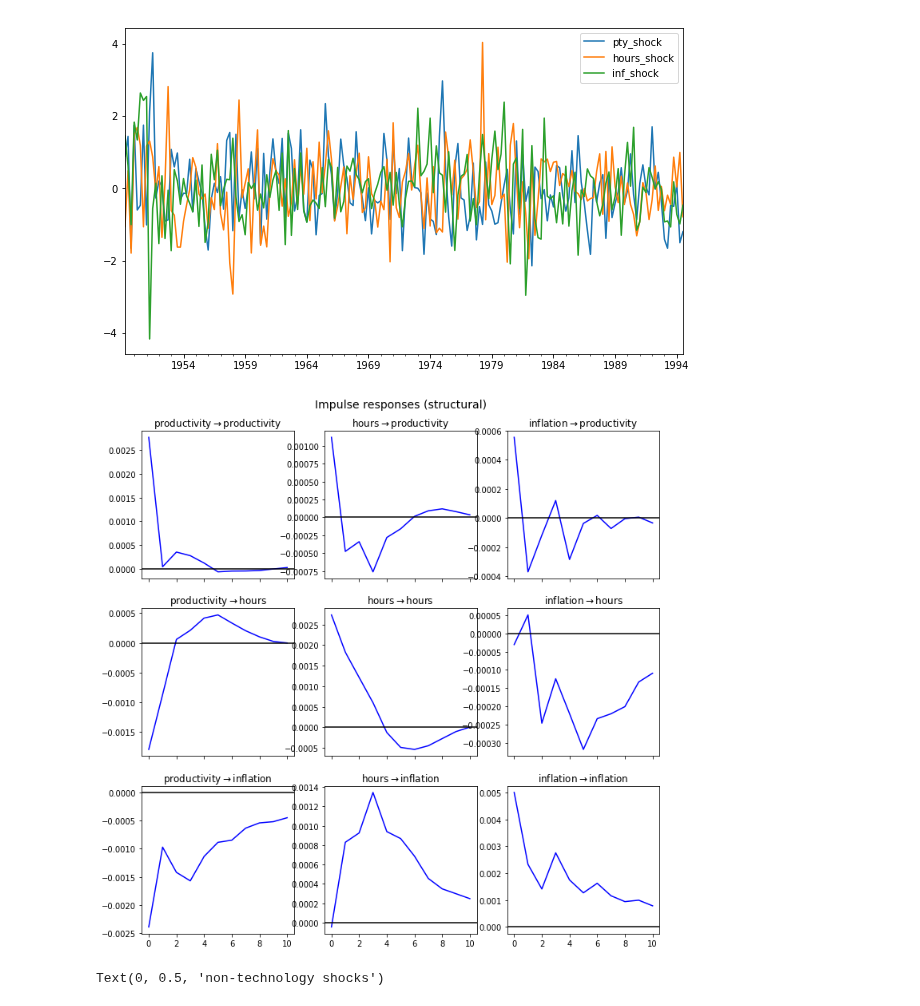
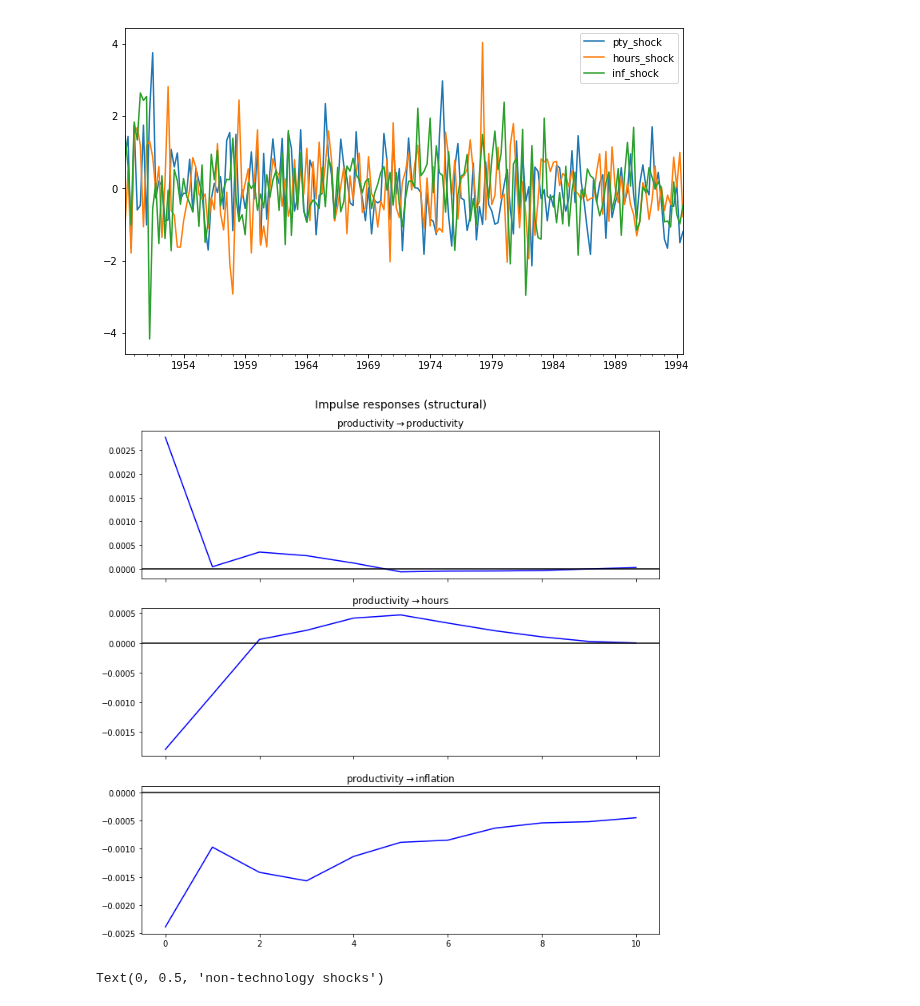
Before and after one commit to TaoWangEcon/ExpProject, a Jupyter notebook: workingfolder/python/InfShocks.ipynb, the cells around one changed output. Cells and saved outputs as stored; diff of their text form; code cells hidden in the pictures.

```diff
--- a/workingfolder/python/InfShocks.ipynb
+++ b/workingfolder/python/InfShocks.ipynb
@@ -319,32 +397,32 @@ svar_ma_rep = np.array([np.dot(coefs, P) for coefs in ma_mats])  # T+1 x k x k
 # %%
 ## IR plot parameters prepared
 
 ## svar_ma to impulse respulse parameters
 
 irfs = svar_ma_rep
 stderr = None  # T x k x k
-impulse = None  #
-response =  None  #
+impulse = 0  # int, the location of shock of interest
+response =  None  # int, the location of variable of response
 
 if neqs==3:
     model_names= np.array(['productivity','hours','inflation'])
 if neqs==2:
     model_names= np.array(['productivity','hours'])
 
 title = 'Impulse responses (structural)'
 signif =0.05
 subplot_params =None
 stderr_type ='asym'
 plot_params={}
 
 # plot the figure using existing module
 fig = plotting.irf_grid_plot(irfs, stderr, impulse, response,
                                      model_names, title, signif=signif,
                                      subplot_params=subplot_params,
                                      plot_params=plot_params,
                                      stderr_type=stderr_type)
 # %% [output]
-[figure, old version]
+[figure, new version]
 # %%
 ## replicate Gali(1999) figure 1
 
```
Also changed, not shown: parts of 9 cells of this notebook, 4 other files.
